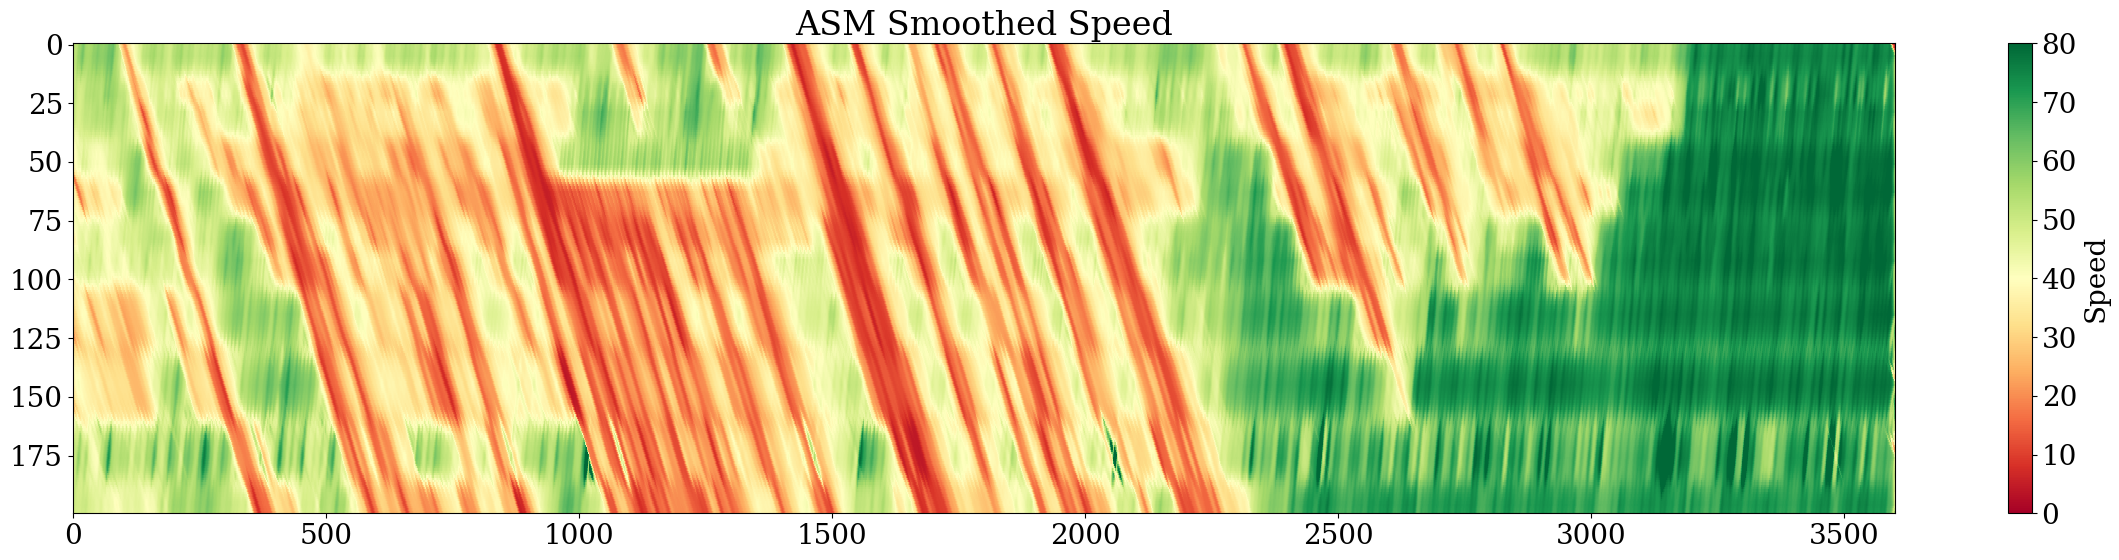
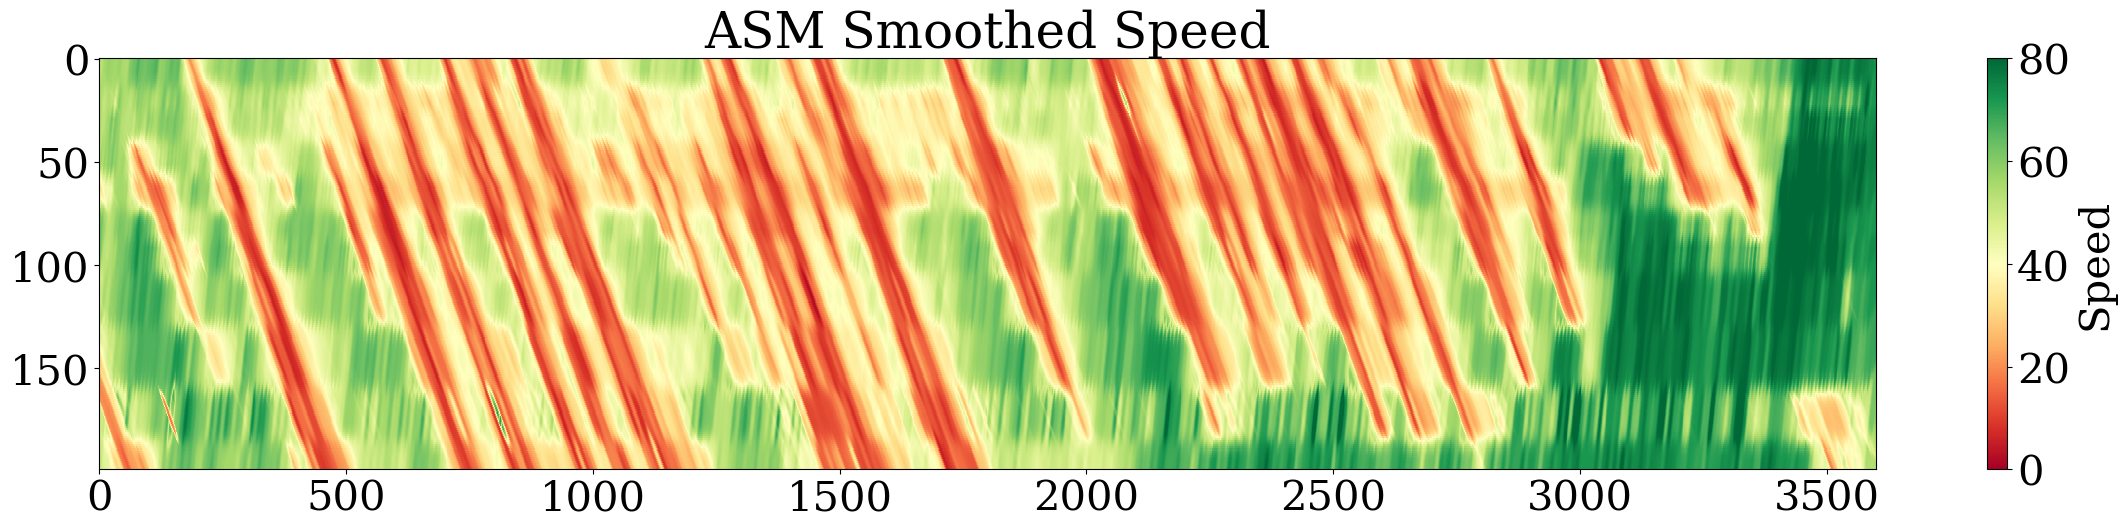
The change to this notebook cell's code, shown as a diff; its figure went from the first image to the second:
--- before
+++ after
@@ -1,4 +1,4 @@
 plt.figure(figsize=(24, 6))
-plt.rcParams.update({'font.size': 20, 'font.family': 'serif'})
+plt.rcParams.update({'font.size': 30, 'font.family': 'serif'})
 plt.imshow(sm, cmap='RdYlGn', interpolation='nearest', origin='lower',vmin=0, vmax=80, aspect='auto')
 plt.colorbar(label='Speed')

Commit: Update the code with new structure. Figures are reproducible.